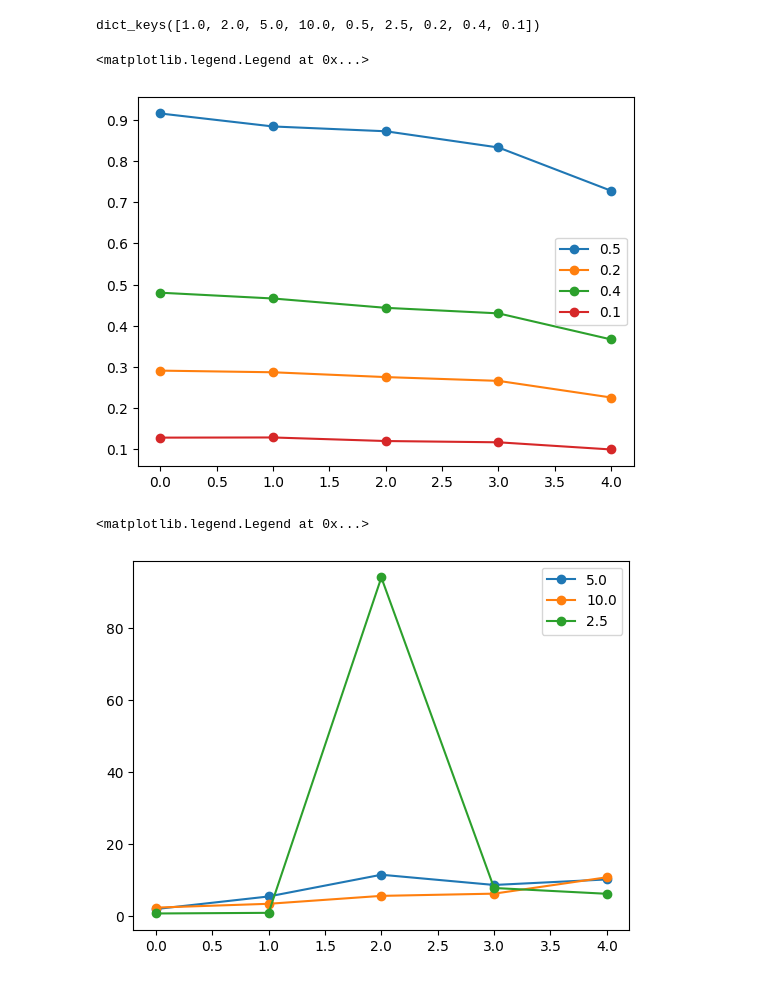
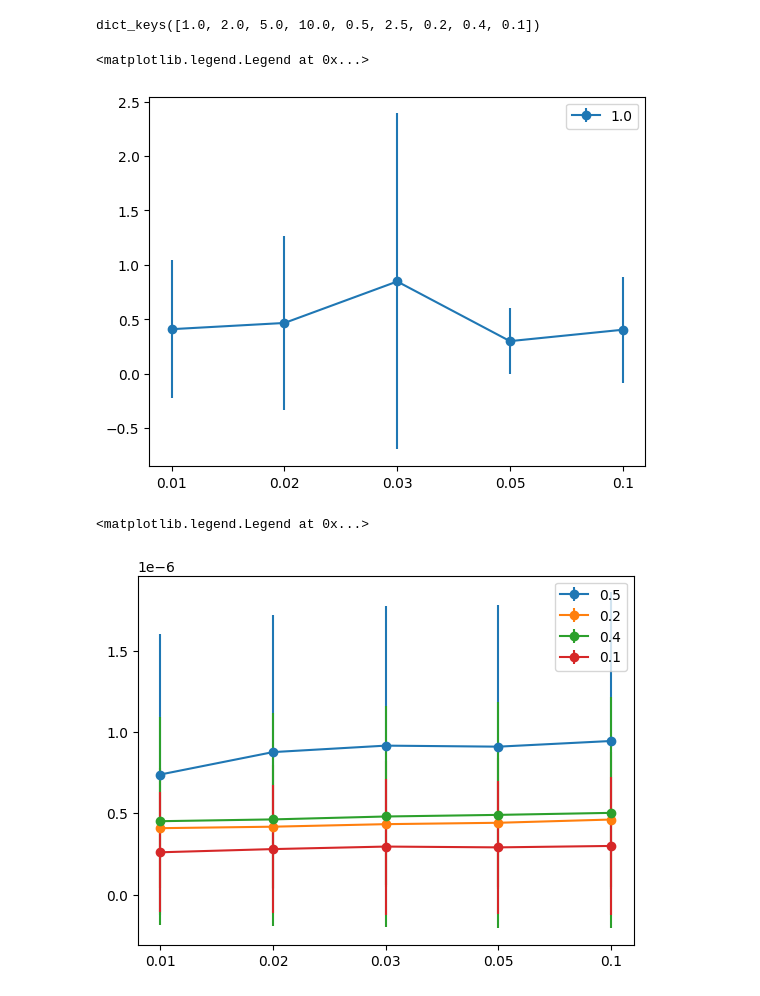
Before and after one commit to wormLove/DCNet, a Jupyter notebook: DCNet_Pytorch.ipynb, the cells around one changed output. Saved outputs shown, nothing was run; the diff lists cells and outputs as text; code cells hidden in the pictures.

```diff
--- a/DCNet_Pytorch.ipynb
+++ b/DCNet_Pytorch.ipynb
@@ -459,10 +459,10 @@ class LayerD(nn.Module):
     def forward(self, x: torch.Tensor):
         with torch.no_grad():
             out = self.fc1(x)
-            out_ = self.activation(out)
+            #out_ = self.activation(out)
             #print(out_)
-            self.approx_recurrence(out_)
-            out_f = self.fc2(out_)
+            self.approx_recurrence(out)
+            out_f = self.fc2(out)
             out_f = self.activation(out_f)
             if self.mode == 'train':
                 self.update_forward_weights(x, out_f)
@@ -477,7 +477,7 @@ class LayerD(nn.Module):
         #Q, D, _ = torch.pca_lowrank(W_recurrent, q=W_recurrent.shape[1], center=False)
         s_flatten = torch.flatten(s, start_dim=0)
         selection_diag = torch.zeros(len(s_flatten))
-        indx_sorted = torch.argsort(torch.abs(s_flatten), descending=True)
+        indx_sorted = torch.argsort(s_flatten, descending=True)
         #indx_sorted = torch.randint(0, m, (int(50),))
         selection_diag[indx_sorted[:n]] = 1
         A_m = torch.eye(m) + torch.mm(torch.diag(selection_diag), W_recurrent) -   torch.diag(selection_diag)
@@ -499,21 +499,27 @@ class LayerD(nn.Module):
         self.fc2.weight.requires_grad = False
 # %%
 E = torch.zeros(4, 4, 5)
+Y_hat = {}
+Y = {}
+
+# test on dictionaries where response based on similarity is good approximator of final response
 
 for i, n in enumerate([100, 200, 500, 1000]):
     print(n)
     for j, m in enumerate([100, 200, 500, 1000]):
         #if n > m:
         #   continue
-        for k, sp in enumerate([1, 5, 10, 20, 50]):
+        for k, sp in enumerate([1, 2, 3, 5, 10]):
             s = 0.01*sp
             for _ in range(100):
                 W = torch.randn(n, m)
-                W_n = normalize(W, p=2, dim=1)
+                W_n = normalize(W, p=2, dim=0)
                 y = torch.zeros(1, m)
                 ind = torch.randint(0, m, (int(m*s),))
                 y[0, ind] = 1
+                Y[m] = torch.vstack((Y.get(m, torch.zeros(1, m)), y))
                 x = torch.mm(y, W_n.T)
+                Y_hat[m] = torch.vstack((Y_hat.get(m, torch.zeros(1, m)), torch.mm(x, W_n)))
                 layer = LayerD(W_n)
                 output = layer(x)
                 E[i, j, k] += torch.norm(y - output, p='fro')/torch.norm(y, p='fro')
@@ -535,15 +541,21 @@ print(ErrorDict.keys())
 dict_keys([1.0, 2.0, 5.0, 10.0, 0.5, 2.5, 0.2, 0.4, 0.1])
 # %%
 for k, v in ErrorDict.items():
-    None if k >= 1 else plt.plot(0.01*torch.mean(v, dim=0), label=str(k), marker='o')
+    if k == 1:
+        y_err = 0.01*torch.std(v, dim=0)
+        plt.errorbar([*range(5)], 0.01*torch.mean(v, dim=0), label=str(k), yerr = y_err, marker='o')
+        plt.xticks(range(5), [0.01, 0.02, 0.03, 0.05, 0.1])
 plt.legend()
 # %% [output]
 <matplotlib.legend.Legend at 0x...>
-[figure, old version]
+[figure, new version]
 # %%
 for k, v in ErrorDict.items():
-    None if k <= 2 else plt.plot(0.01*torch.mean(v, dim=0), label=str(k), marker='o')
+    if k < 1:
+        y_err = 0.01*torch.std(v, dim=0)
+        plt.errorbar([*range(5)], 0.01*torch.mean(v, dim=0), label=str(k), yerr = y_err, marker='o')
+        plt.xticks(range(5), [0.01, 0.02, 0.03, 0.05, 0.1])
 plt.legend()
 # %% [output]
 <matplotlib.legend.Legend at 0x...>
-[figure, old version]
+[figure, new version]
```
Also changed, not shown: parts of 2 cells of this notebook.
